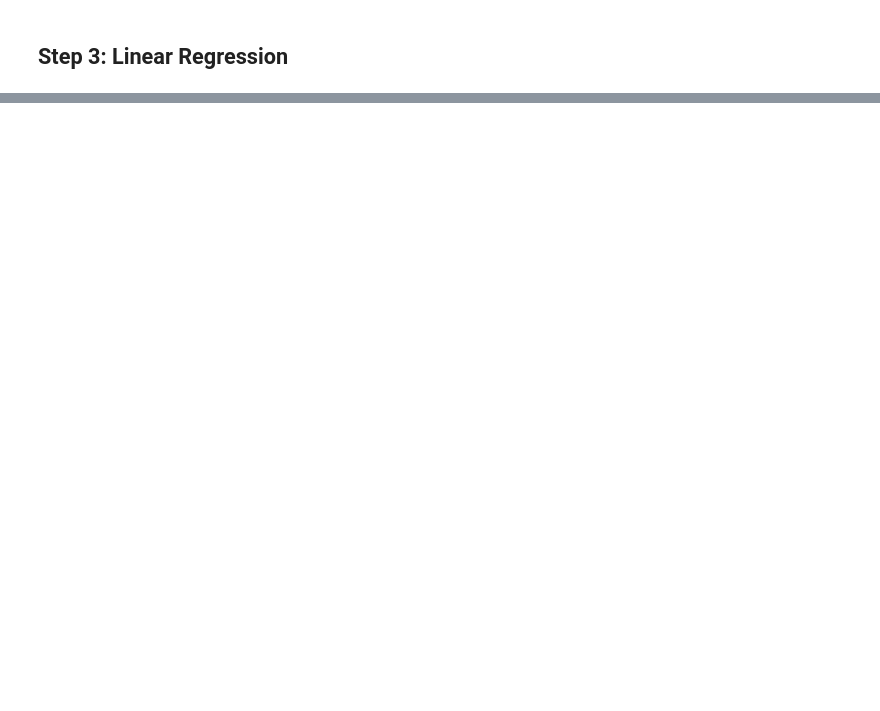
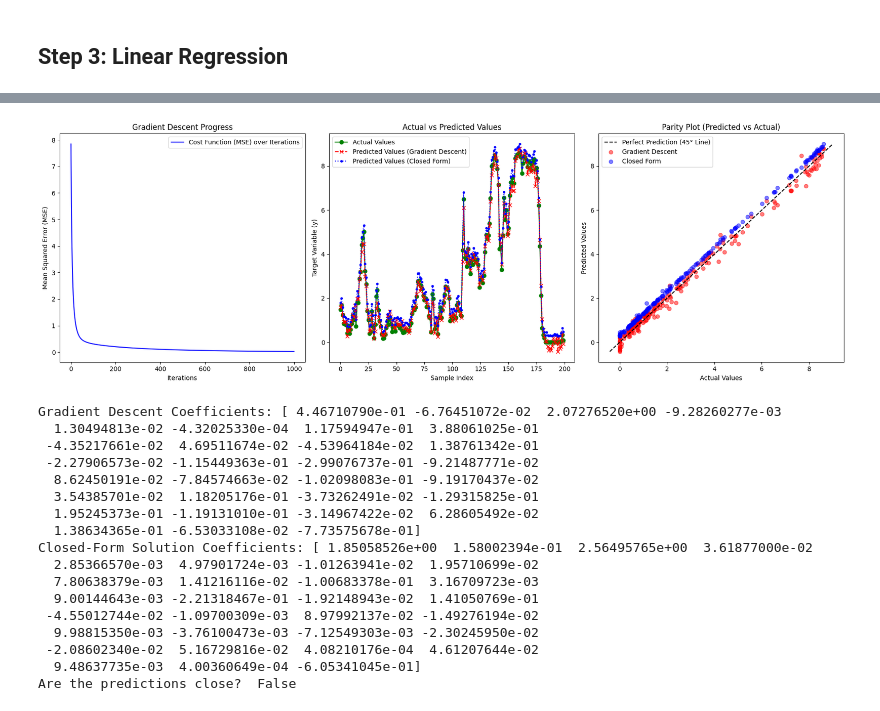
Before and after one commit to Max-f123/Machine_Learning_in_Energy_Systems, a Jupyter notebook: Test 21.ipynb, the cells around one changed output, grey strips where cells are left out. Drawn from its saved outputs; the diff is of its cells as text; code cells hidden in the pictures; blank space fills up the shorter version.

```diff
--- a/Test 21.ipynb
+++ b/Test 21.ipynb
@@ -235,0 +399,79 @@ X_scaled = scaler.fit_transform(X_features)
+# %%
+# Step 3.1: Test on a small sample (e.g., first 200 rows)
+X_train_small = np.array(X_train[:200], dtype=float)
+y_train_small = np.array(y_train[:200], dtype=float)
+
+# Train using Gradient Descent
+gd_model = LinearRegressionGD(learning_rate=0.01, n_iterations=1000)
+gd_model.fit(X_train_small, y_train_small)
+y_pred_gd = gd_model.predict(X_train_small)
+
+# Train using Closed-Form Solution (Normal Equation)
+theta_best = ClosedFormSolution(X_train_small, y_train_small)
+X_b_small = np.c_[np.ones((X_train_small.shape[0], 1)), X_train_small]
+y_pred_closed_form = X_b_small.dot(theta_best)
+# %%
+# Create a figure with three subplots: Gradient Descent progress, Actual vs. Predicted, Parity plot
+fig, axs = plt.subplots(1, 3, figsize=(18, 6))
+
+# Subplot 1: Cost function over iterations (for Gradient Descent)
+axs[0].plot(gd_model.cost_history, label='Cost Function (MSE) over Iterations', color='b')
+axs[0].set_xlabel('Iterations')
+axs[0].set_ylabel('Mean Squared Error (MSE)')
+axs[0].set_title('Gradient Descent Progress')
+axs[0].legend()
+
+# Subplot 2: Actual vs Predicted values for both methods
+axs[1].plot(y_train_small, label='Actual Values', marker='o', color='g')
+axs[1].plot(y_pred_gd, label='Predicted Values (Gradient Descent)', marker='x', linestyle='--', color='r')
+axs[1].plot(y_pred_closed_form, label='Predicted Values (Closed Form)', marker='.', linestyle=':', color='b')
+axs[1].set_xlabel('Sample Index')
+axs[1].set_ylabel('Target Variable (y)')
+axs[1].set_title('Actual vs Predicted Values')
+axs[1].legend()
+
+# Subplot 3: Parity plot for both methods (Predicted vs Actual with 45-degree line)
+min_val = min(y_train_small.min(), y_pred_gd.min(), y_pred_closed_form.min())
+max_val = max(y_train_small.max(), y_pred_gd.max(), y_pred_closed_form.max())
+
+# Add the 45-degree perfect prediction line
+axs[2].plot([min_val, max_val], [min_val, max_val], 'k--', label='Perfect Prediction (45° Line)')
+
+# Scatter plot for Gradient Descent predictions
+axs[2].scatter(y_train_small, y_pred_gd, label='Gradient Descent', color='r', alpha=0.5)
+
+# Scatter plot for Closed-Form predictions
+axs[2].scatter(y_train_small, y_pred_closed_form, label='Closed Form', color='b', alpha=0.5)
+
+axs[2].set_xlabel('Actual Values')
+axs[2].set_ylabel('Predicted Values')
+axs[2].set_title('Parity Plot (Predicted vs Actual)')
+axs[2].legend()
+
+# Adjust layout for better spacing
+plt.tight_layout()
+plt.show()
+
+# Verify that both solutions are close by comparing the predictions
+print("Gradient Descent Coefficients:", gd_model.theta)
+print("Closed-Form Solution Coefficients:", theta_best)
+print("Are the predictions close? ", np.allclose(y_pred_gd, y_pred_closed_form))
+# %% [output]
+[figure, added]
+Gradient Descent Coefficients: [ 4.46710790e-01 -6.76451072e-02  2.07276520e+00 -9.28260277e-03
+  1.30494813e-02 -4.32025330e-04  1.17594947e-01  3.88061025e-01
+ -4.35217661e-02  4.69511674e-02 -4.53964184e-02  1.38761342e-01
+ -2.27906573e-02 -1.15449363e-01 -2.99076737e-01 -9.21487771e-02
+  8.62450191e-02 -7.84574663e-02 -1.02098083e-01 -9.19170437e-02
+  3.54385701e-02  1.18205176e-01 -3.73262491e-02 -1.29315825e-01
+  1.95245373e-01 -1.19131010e-01 -3.14967422e-02  6.28605492e-02
+  1.38634365e-01 -6.53033108e-02 -7.73575678e-01]
+Closed-Form Solution Coefficients: [ 1.85058526e+00  1.58002394e-01  2.56495765e+00  3.61877000e-02
+  2.85366570e-03  4.97901724e-03 -1.01263941e-02  1.95710699e-02
+  7.80638379e-03  1.41216116e-02 -1.00683378e-01  3.16709723e-03
+  9.00144643e-03 -2.21318467e-01 -1.92148943e-02  1.41050769e-01
+ -4.55012744e-02 -1.09700309e-03  8.97992137e-02 -1.49276194e-02
+  9.98815350e-03 -3.76100473e-03 -7.12549303e-03 -2.30245950e-02
+ -2.08602340e-02  5.16729816e-02  4.08210176e-04  4.61207644e-02
+  9.48637735e-03  4.00360649e-04 -6.05341045e-01]
+Are the predictions close?  False
```
Also changed, not shown: parts of 24 cells of this notebook.
